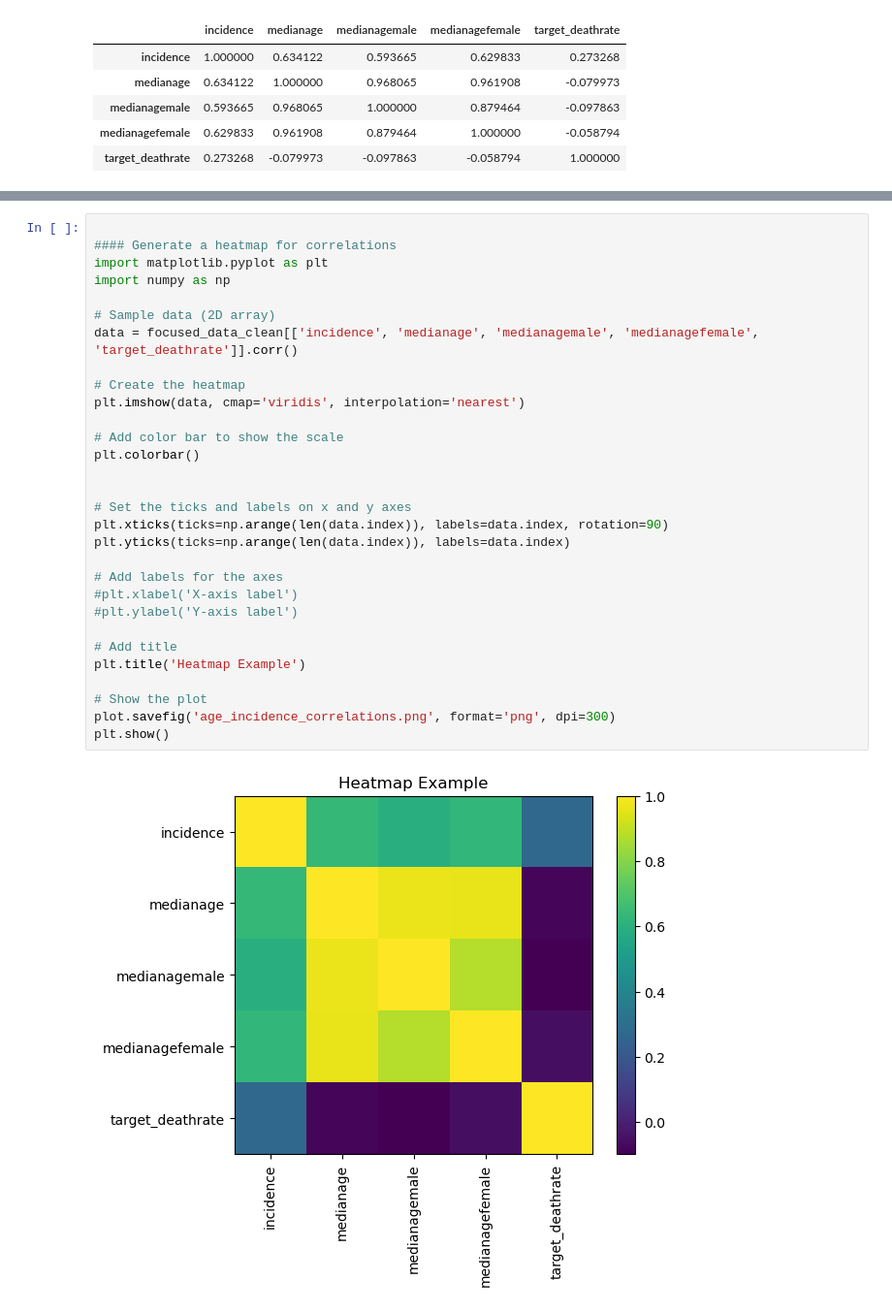
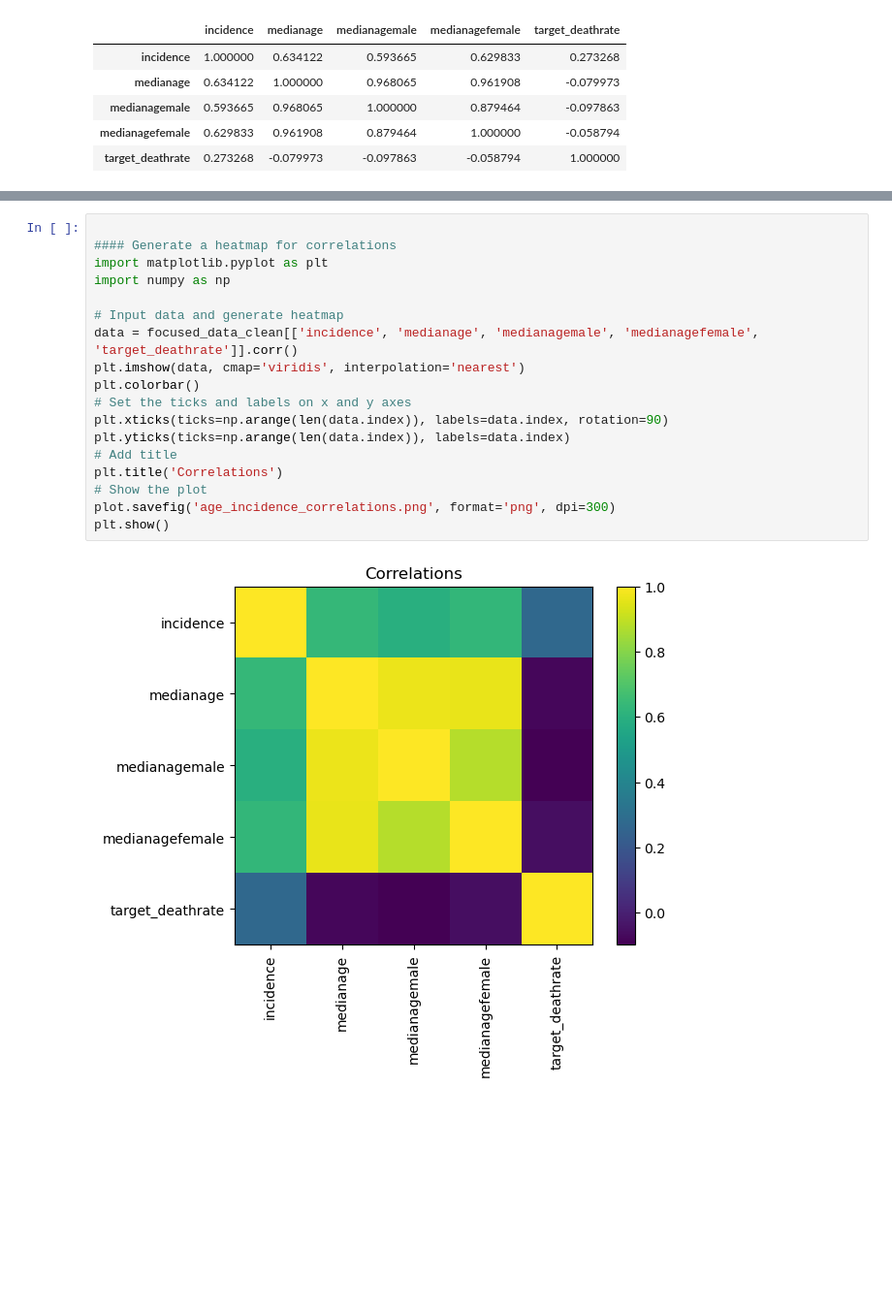
Before and after one commit to jordanskesner/plotters-against-cancer, a Jupyter notebook: Jordan_Project1.ipynb, the cells around one changed output, grey strips where cells are left out. Shown: that part at 97% size. Saved outputs shown, nothing was run; the diff lists cells and outputs as text; blank space fills up the shorter version.

```diff
--- a/Jordan_Project1.ipynb
+++ b/Jordan_Project1.ipynb
@@ -277,33 +258,21 @@ plot.show()
 # %%
 
 #### Generate a heatmap for correlations
 import matplotlib.pyplot as plt
 import numpy as np
 
-# Sample data (2D array)
+# Input data and generate heatmap
 data = focused_data_clean[['incidence', 'medianage', 'medianagemale', 'medianagefemale', 'target_deathrate']].corr()
-
-# Create the heatmap
 plt.imshow(data, cmap='viridis', interpolation='nearest')
-
-# Add color bar to show the scale
 plt.colorbar()
-
-
 # Set the ticks and labels on x and y axes
 plt.xticks(ticks=np.arange(len(data.index)), labels=data.index, rotation=90)
 plt.yticks(ticks=np.arange(len(data.index)), labels=data.index)
-
-# Add labels for the axes
-#plt.xlabel('X-axis label')
-#plt.ylabel('Y-axis label')
-
 # Add title
-plt.title('Heatmap Example')
-
+plt.title('Correlations')
 # Show the plot
 plot.savefig('age_incidence_correlations.png', format='png', dpi=300)
 plt.show()
 # %% [output]
-[figure, old version]
+[figure, new version]
 # %%
```
Also changed, not shown: parts of 14 cells of this notebook, 3 other files.
